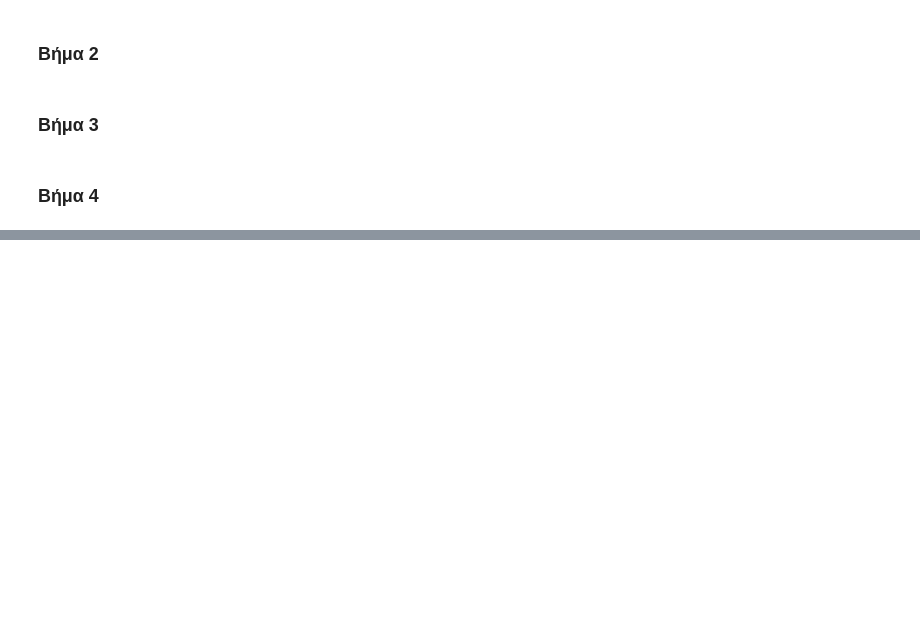
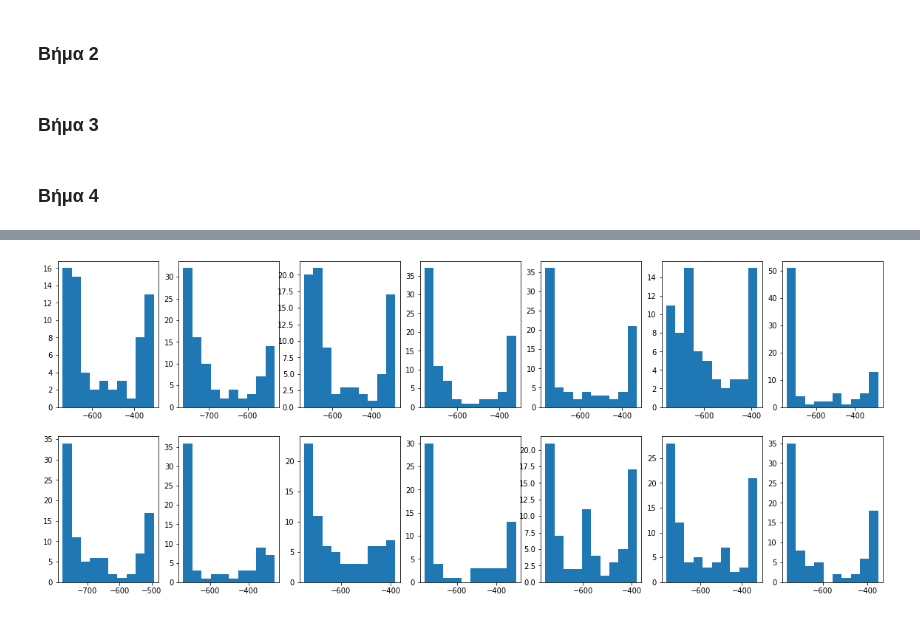
Before and after one commit to JasonChatzitheodorou/PatRec, a Jupyter notebook: Lab2/PatRec_Lab2.ipynb, the cells around one changed output, grey strips where cells are left out. Saved outputs shown, nothing was run; the diff lists cells and outputs as text; code cells hidden in the pictures; blank space fills up the shorter version.

```diff
--- a/Lab2/PatRec_Lab2.ipynb
+++ b/Lab2/PatRec_Lab2.ipynb
@@ -46,0 +77,15 @@ n2_mfcc_list = [mfcc_list[idx] for idx, digit in enumerate(digits) if digit == n
+# %%
+n2_first_feature = [mfcc[0] for mfcc in n2_mfcc_list]
+
+n2_size = len(n2_mfcc_list)
+rows = 2
+cols = int(n2_size / rows)
+
+fig, axs = plt.subplots(nrows=rows, ncols=cols, figsize=(20, 8))
+axs = axs.flatten()
+for x, ax in zip(n2_first_feature, axs):
+    ax.hist(x)
+
+plt.show()
+# %% [output]
+[figure, added]
```
Also changed, not shown: parts of 14 cells of this notebook, 1 other file.
